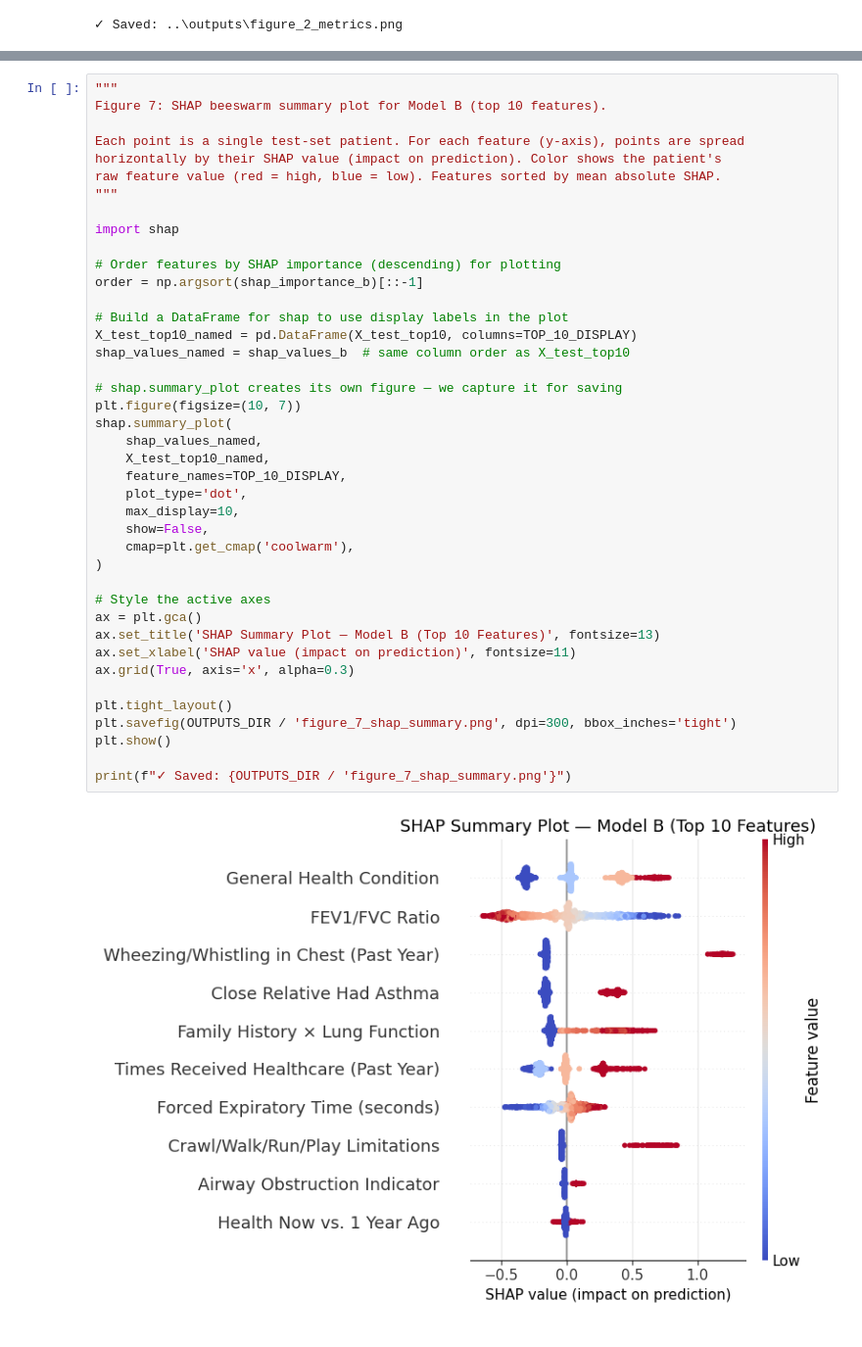
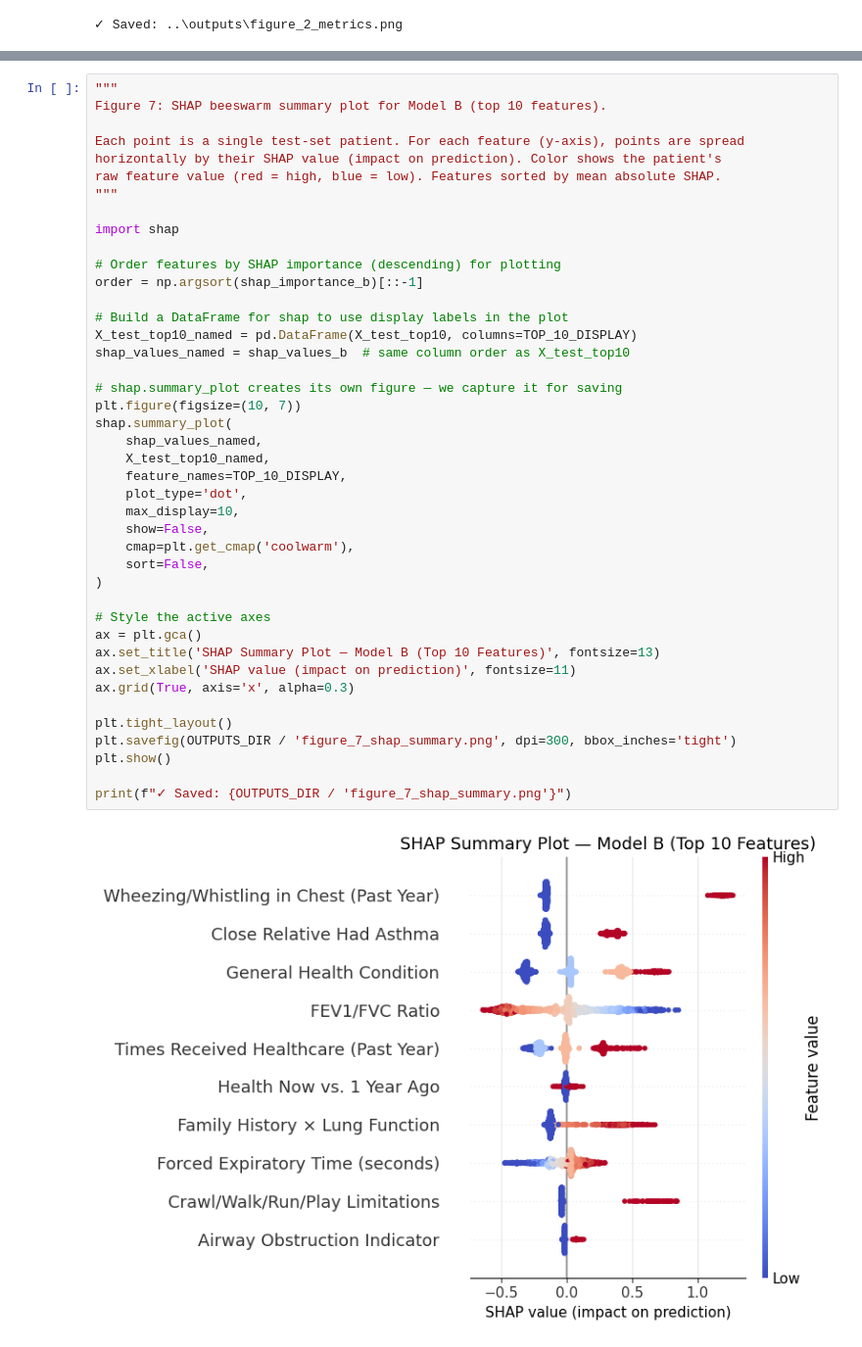
Before and after one commit to wilson-nguyen/aim-ahead-asthma, a Jupyter notebook: notebooks/05_top10_sensitivity.ipynb, the cells around one changed output, grey strips where cells are left out. Shown at 98% size. Saved outputs shown, nothing was run; the diff lists cells and outputs as text.

```diff
--- a/notebooks/05_top10_sensitivity.ipynb
+++ b/notebooks/05_top10_sensitivity.ipynb
@@ -1003,34 +1417,35 @@ import shap
 order = np.argsort(shap_importance_b)[::-1]
 
 # Build a DataFrame for shap to use display labels in the plot
 X_test_top10_named = pd.DataFrame(X_test_top10, columns=TOP_10_DISPLAY)
 shap_values_named = shap_values_b  # same column order as X_test_top10
 
 # shap.summary_plot creates its own figure — we capture it for saving
 plt.figure(figsize=(10, 7))
 shap.summary_plot(
     shap_values_named,
     X_test_top10_named,
     feature_names=TOP_10_DISPLAY,
     plot_type='dot',
     max_display=10,
     show=False,
     cmap=plt.get_cmap('coolwarm'),
+    sort=False,
 )
 
 # Style the active axes
 ax = plt.gca()
 ax.set_title('SHAP Summary Plot — Model B (Top 10 Features)', fontsize=13)
 ax.set_xlabel('SHAP value (impact on prediction)', fontsize=11)
 ax.grid(True, axis='x', alpha=0.3)
 
 plt.tight_layout()
 plt.savefig(OUTPUTS_DIR / 'figure_7_shap_summary.png', dpi=300, bbox_inches='tight')
 plt.show()
 
 print(f"✓ Saved: {OUTPUTS_DIR / 'figure_7_shap_summary.png'}")
 # %% [output]
-[figure, old version]
+[figure, new version]
 ✓ Saved: ..\outputs\figure_7_shap_summary.png
 # %%
 """
```
Also changed, not shown: parts of 9 cells of this notebook.
